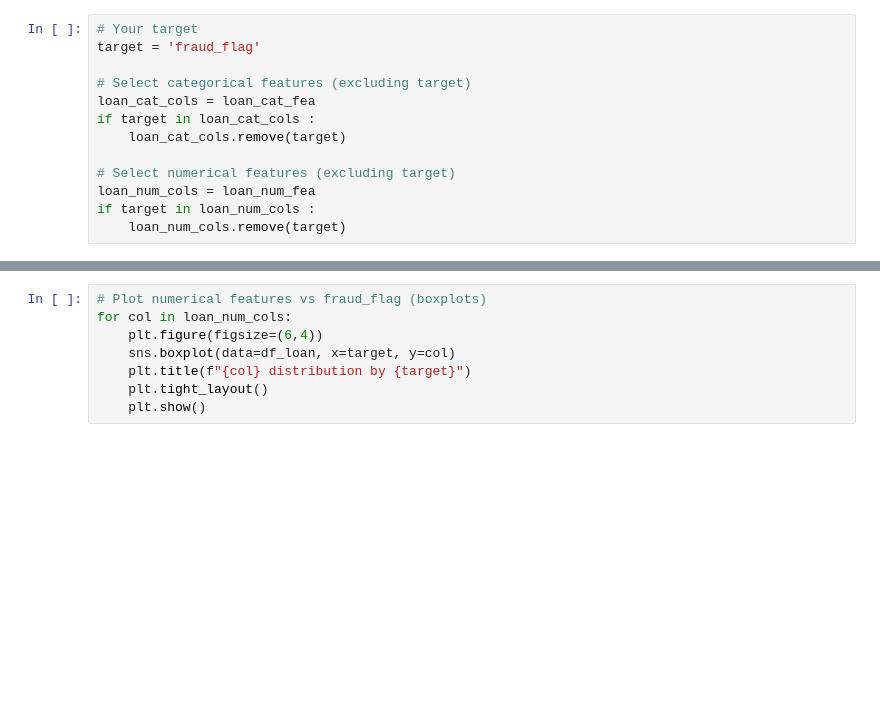
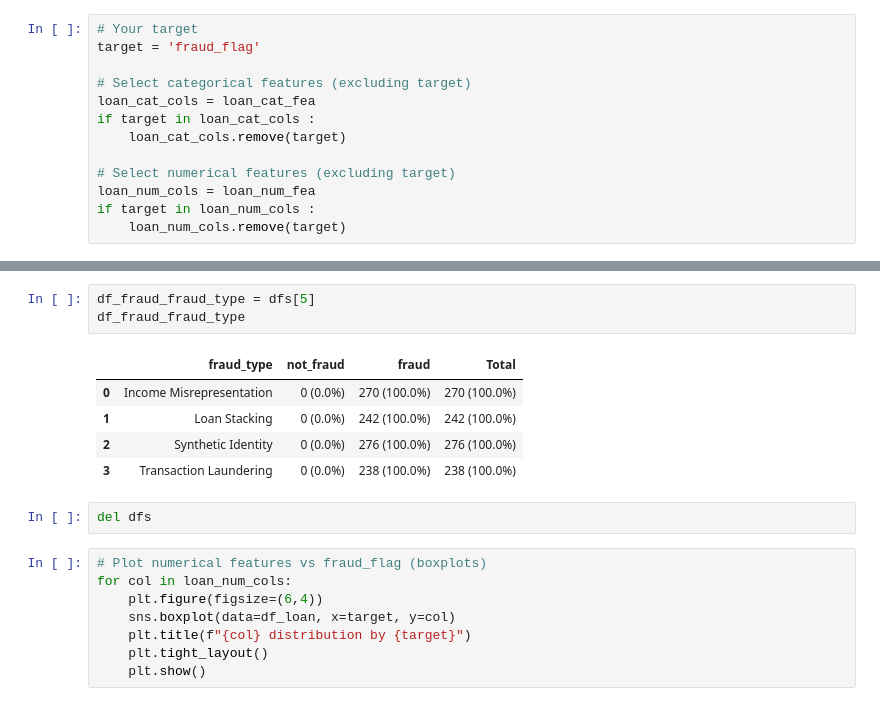
Before and after one commit to yabichara/loan-fraud-detection, a Jupyter notebook: notebooks/01_eda.ipynb, the cells around one changed output, grey strips where cells are left out. Drawn from its saved outputs; the diff is of its cells as text; blank space fills up the shorter version.

```diff
--- a/notebooks/01_eda.ipynb
+++ b/notebooks/01_eda.ipynb
@@ -271,3 +229,14 @@ df_fraud_fraudfs[5]
+# %%
+df_fraud_fraud_type = dfs[5]
+df_fraud_fraud_type
+# %% [output]
+|  | fraud_type | not_fraud | fraud | Total |
+| 0 | Income Misrepresentation | 0 (0.0%) | 270 (100.0%) | 270 (100.0%) |
+| 1 | Loan Stacking | 0 (0.0%) | 242 (100.0%) | 242 (100.0%) |
+| 2 | Synthetic Identity | 0 (0.0%) | 276 (100.0%) | 276 (100.0%) |
+| 3 | Transaction Laundering | 0 (0.0%) | 238 (100.0%) | 238 (100.0%) |
+# %%
+del dfs
 # %%
 # Plot numerical features vs fraud_flag (boxplots)
 for col in loan_num_cols:
```
Also changed, not shown: parts of 11 cells of this notebook.
